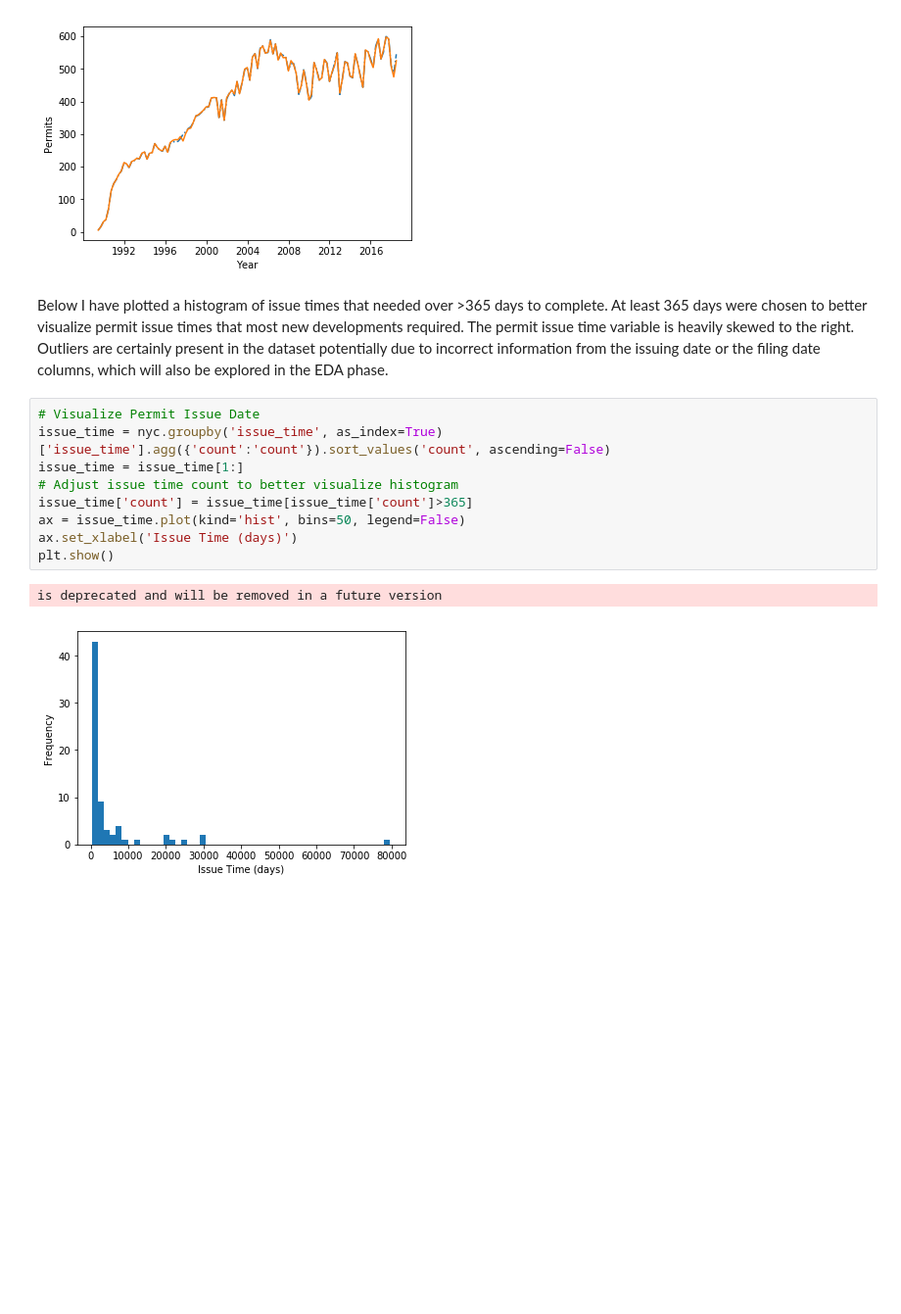
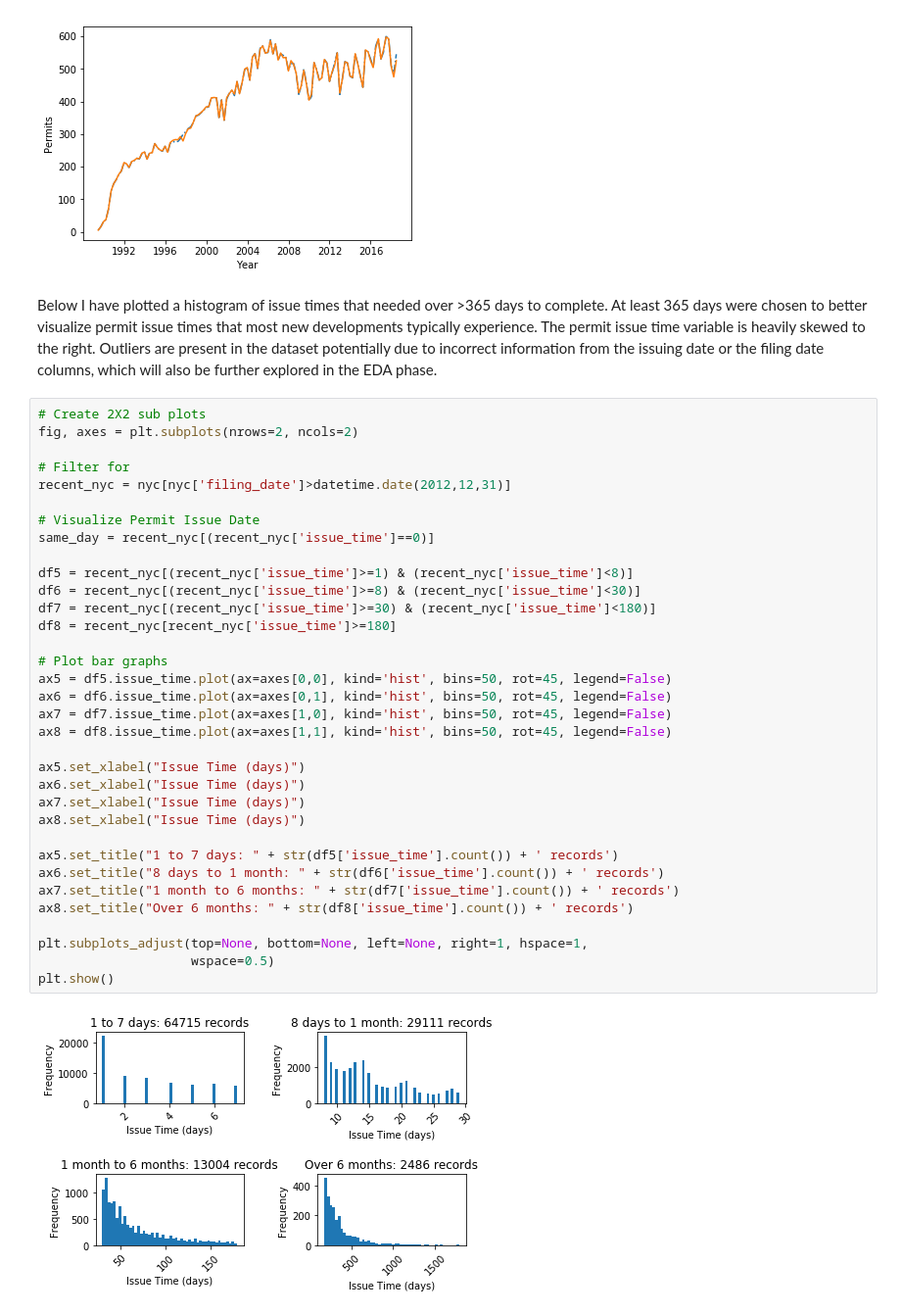
Before and after one commit to dtse91/Springboard, a Jupyter notebook: Capstone 1 Project/Capstone Project 1 Data Wrangling.ipynb, the cells around one changed output. Shown at 98% size. Saved outputs shown, nothing was run; the diff lists cells and outputs as text; blank space fills up the shorter version.

```diff
--- a/Capstone 1 Project/Capstone Project 1 Data Wrangling.ipynb
+++ b/Capstone 1 Project/Capstone Project 1 Data Wrangling.ipynb
@@ -367,16 +351,40 @@ is deprecated and will be removed in a future version
   This is separate from the ipykernel package so we can avoid doing imports until
 [figure]
 # %% [markdown]
-Below I have plotted a histogram of issue times that needed over >365 days to complete. At least 365 days were chosen to better visualize permit issue times that most new developments required. The permit issue time variable is heavily skewed to the right. Outliers are certainly present in the dataset potentially due to incorrect information from the issuing date or the filing date columns, which will also be explored in the EDA phase.
+Below I have plotted a histogram of issue times that needed over >365 days to complete. At least 365 days were chosen to better visualize permit issue times that most new developments typically experience. The permit issue time variable is heavily skewed to the right. Outliers are present in the dataset potentially due to incorrect information from the issuing date or the filing date columns, which will also be further explored in the EDA phase.
-# %%
-# Visualize Permit Issue Date
-issue_time = nyc.groupby('issue_time', as_index=True)['issue_time'].agg({'count':'count'}).sort_values('count', ascending=False)
-issue_time = issue_time[1:]
-# Adjust issue time count to better visualize histogram
-issue_time['count'] = issue_time[issue_time['count']>365]
-ax = issue_time.plot(kind='hist', bins=50, legend=False)
-ax.set_xlabel('Issue Time (days)')
-plt.show()
-# %% [output]
-is deprecated and will be removed in a future version
-[figure, removed]
+# %%
+# Create 2X2 sub plots
+fig, axes = plt.subplots(nrows=2, ncols=2)
+
+# Filter for
+recent_nyc = nyc[nyc['filing_date']>datetime.date(2012,12,31)]
+
+# Visualize Permit Issue Date
+same_day = recent_nyc[(recent_nyc['issue_time']==0)]
+
+df5 = recent_nyc[(recent_nyc['issue_time']>=1) & (recent_nyc['issue_time']<8)]
+df6 = recent_nyc[(recent_nyc['issue_time']>=8) & (recent_nyc['issue_time']<30)]
+df7 = recent_nyc[(recent_nyc['issue_time']>=30) & (recent_nyc['issue_time']<180)]
+df8 = recent_nyc[recent_nyc['issue_time']>=180]
+
+# Plot bar graphs
+ax5 = df5.issue_time.plot(ax=axes[0,0], kind='hist', bins=50, rot=45, legend=False)
+ax6 = df6.issue_time.plot(ax=axes[0,1], kind='hist', bins=50, rot=45, legend=False)
+ax7 = df7.issue_time.plot(ax=axes[1,0], kind='hist', bins=50, rot=45, legend=False)
+ax8 = df8.issue_time.plot(ax=axes[1,1], kind='hist', bins=50, rot=45, legend=False)
+
+ax5.set_xlabel("Issue Time (days)")
+ax6.set_xlabel("Issue Time (days)")
+ax7.set_xlabel("Issue Time (days)")
+ax8.set_xlabel("Issue Time (days)")
+
+ax5.set_title("1 to 7 days: " + str(df5['issue_time'].count()) + ' records')
+ax6.set_title("8 days to 1 month: " + str(df6['issue_time'].count()) + ' records')
+ax7.set_title("1 month to 6 months: " + str(df7['issue_time'].count()) + ' records')
+ax8.set_title("Over 6 months: " + str(df8['issue_time'].count()) + ' records')
+
+plt.subplots_adjust(top=None, bottom=None, left=None, right=1, hspace=1,
+                    wspace=0.5)
+plt.show()
+# %% [output]
+[figure, added]
```
Also changed, not shown: parts of 11 cells of this notebook.
